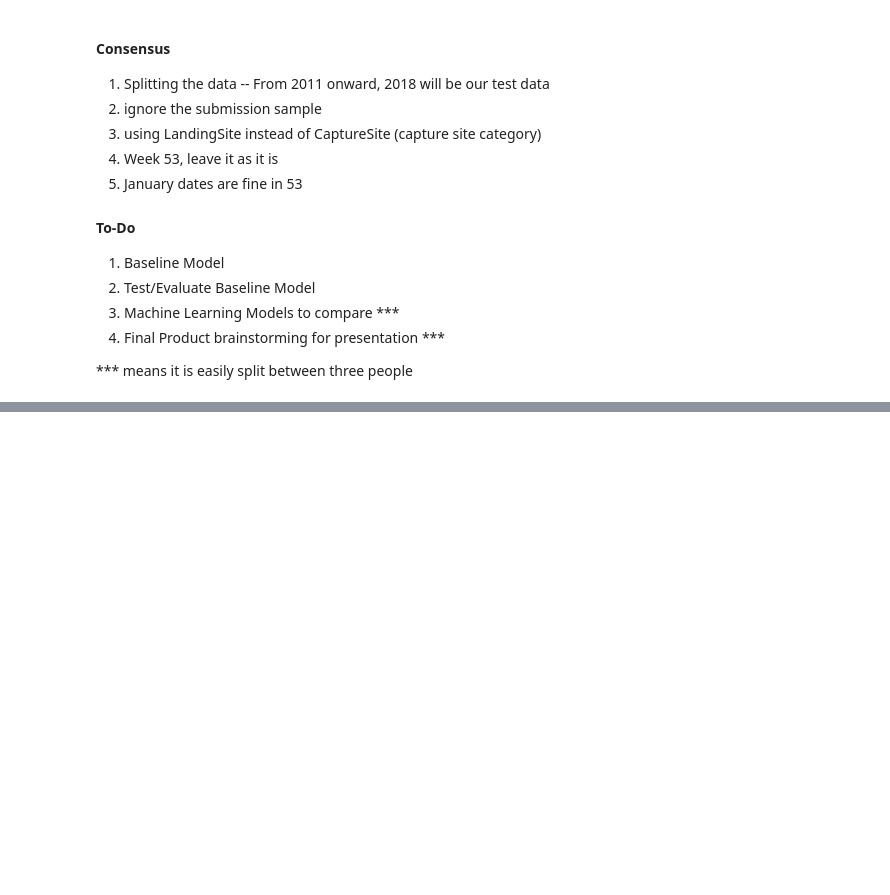
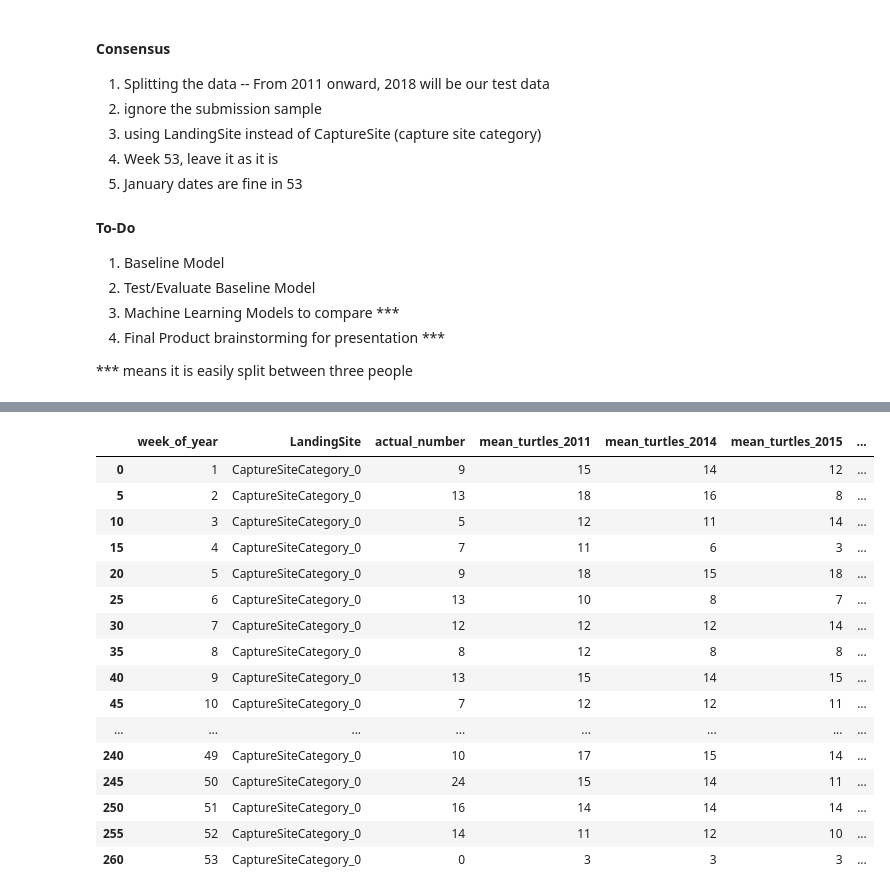
Before and after one commit to tinamangum/turtles, a Jupyter notebook: turtle_eda_di.ipynb, the cells around one changed output, grey strips where cells are left out. Cells and saved outputs as stored; diff of their text form; code cells hidden in the pictures; blank space fills up the shorter version.

```diff
--- a/turtle_eda_di.ipynb
+++ b/turtle_eda_di.ipynb
@@ -1150,0 +1416,26 @@ Interpretation: Analyze the performance of the baseline model to establish a ben
+# %%
+all_weeks = pd.DataFrame({'week_of_year': range(1, 54)})
+all_sites = pd.DataFrame({'LandingSite': turtle_week_train['LandingSite'].unique()})
+
+# Cartesian product to get all possible combinations of 'week_of_year' and 'LandingSite'
+all_combinations = all_weeks.assign(key=1).merge(all_sites.assign(key=1), on='key').drop(columns='key')
+
+# Merge with the aggregated DataFrame to fill in missing values with 0
+train_mean_all = all_combinations.merge(train_mean, how='left', on=['LandingSite', 'week_of_year']).fillna(0)
+train_mean_all = train_mean_all.merge(train_mean2, how='left', on=['LandingSite', 'week_of_year']).fillna(0)
+train_mean_all = train_mean_all.merge(train_mean3, how='left', on=['LandingSite', 'week_of_year']).fillna(0)
+train_mean_all = train_mean_all.merge(turtle_week_test, how='left', on=['LandingSite', 'week_of_year']).fillna(0)
+
+train_mean_all['mean_turtles_2011'] = train_mean_all['mean_turtles_x'].round().astype(int)
+train_mean_all['mean_turtles_2014'] = train_mean_all['mean_turtles_y'].round().astype(int)
+train_mean_all['mean_turtles_2015'] = train_mean_all['mean_turtles'].round().astype(int)
+train_mean_all['actual_number'] = train_mean_all['number_turtles'].round().astype(int)
+
+train_mean_all.drop('mean_turtles_y', axis=1, inplace=True)
+train_mean_all.drop('mean_turtles_x', axis=1, inplace=True)
+train_mean_all.drop('mean_turtles', axis=1, inplace=True)
+train_mean_all.drop('year', axis=1, inplace=True)
+train_mean_all.drop('year_woy', axis=1, inplace=True)
+train_mean_all.drop('number_turtles', axis=1, inplace=True)
+
+train_mean_all
@@ -1150,0 +1519,20 @@ Interpretation: Analyze the performance of the baseline model to establish a ben
+# %%
+df[df['LandingSite'] == 'CaptureSiteCategory_0']
+# %% [output]
+|  | week_of_year | LandingSite | actual_number | mean_turtles_2011 | mean_turtles_2014 | mean_turtles_2015 | ... |
+| 0 | 1 | CaptureSiteCategory_0 | 9 | 15 | 14 | 12 | ... |
+| 5 | 2 | CaptureSiteCategory_0 | 13 | 18 | 16 | 8 | ... |
+| 10 | 3 | CaptureSiteCategory_0 | 5 | 12 | 11 | 14 | ... |
+| 15 | 4 | CaptureSiteCategory_0 | 7 | 11 | 6 | 3 | ... |
+| 20 | 5 | CaptureSiteCategory_0 | 9 | 18 | 15 | 18 | ... |
+| 25 | 6 | CaptureSiteCategory_0 | 13 | 10 | 8 | 7 | ... |
+| 30 | 7 | CaptureSiteCategory_0 | 12 | 12 | 12 | 14 | ... |
+| 35 | 8 | CaptureSiteCategory_0 | 8 | 12 | 8 | 8 | ... |
+| 40 | 9 | CaptureSiteCategory_0 | 13 | 15 | 14 | 15 | ... |
+| 45 | 10 | CaptureSiteCategory_0 | 7 | 12 | 12 | 11 | ... |
+| ... | ... | ... | ... | ... | ... | ... | ... |
+| 240 | 49 | CaptureSiteCategory_0 | 10 | 17 | 15 | 14 | ... |
+| 245 | 50 | CaptureSiteCategory_0 | 24 | 15 | 14 | 11 | ... |
+| 250 | 51 | CaptureSiteCategory_0 | 16 | 14 | 14 | 14 | ... |
+| 255 | 52 | CaptureSiteCategory_0 | 14 | 11 | 12 | 10 | ... |
+| 260 | 53 | CaptureSiteCategory_0 | 0 | 3 | 3 | 3 | ... |
```
Also changed, not shown: parts of 28 cells of this notebook.
